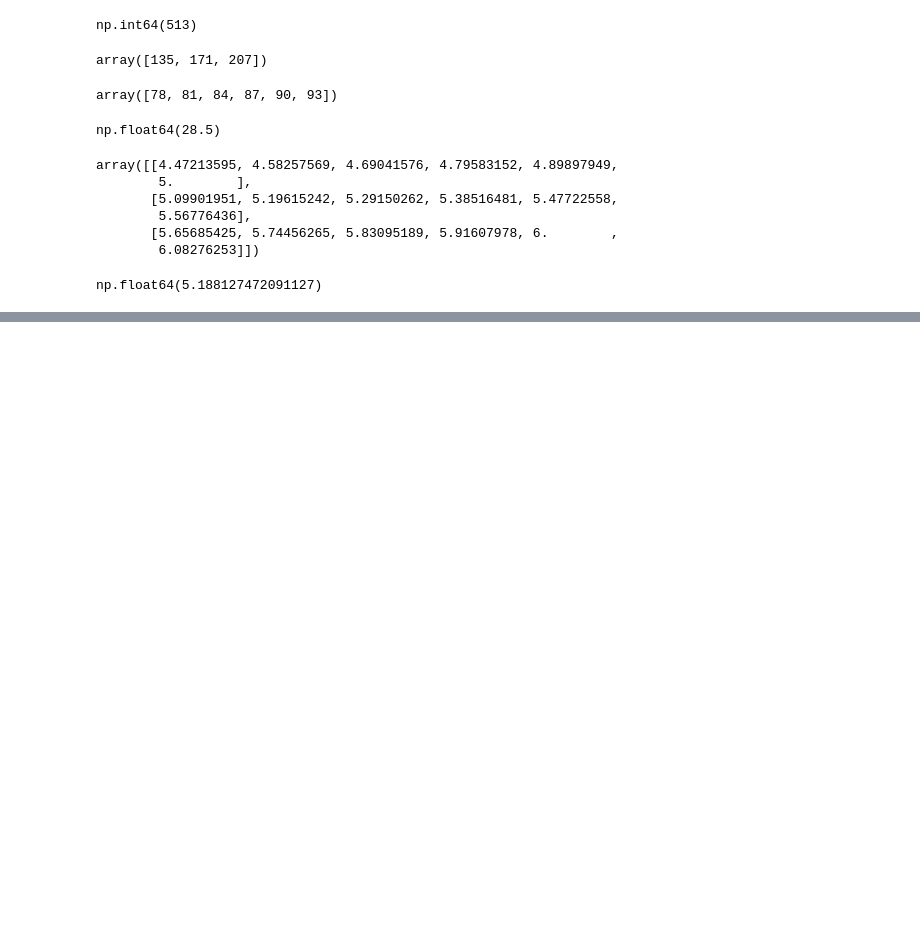
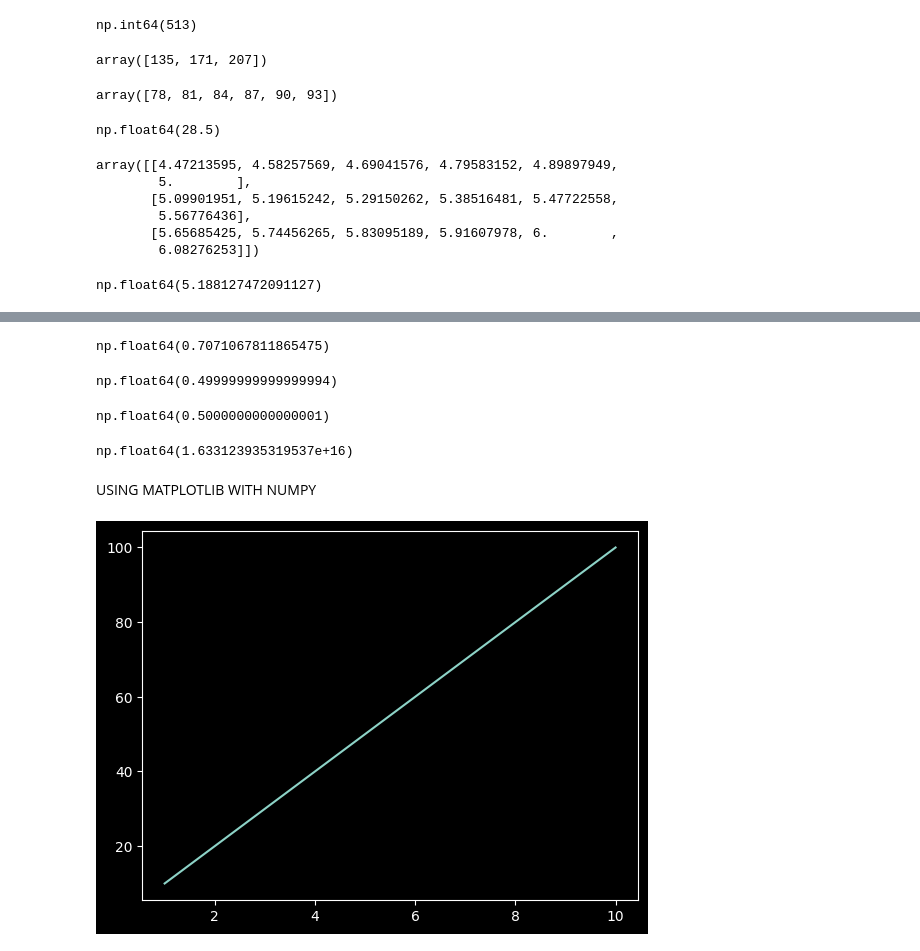
Before and after one commit to krishnaprasadlenka/python-, a Jupyter notebook: numpy_tutorials.ipynb, the cells around one changed output, grey strips where cells are left out. Saved outputs shown, nothing was run; the diff lists cells and outputs as text; code cells hidden in the pictures; blank space fills up the shorter version.

```diff
--- a/numpy_tutorials.ipynb
+++ b/numpy_tutorials.ipynb
@@ -372,0 +388,25 @@ np.float64(5.188127472091127)
+# %%
+np.sin(np.pi/4)#45 degrees
+# %% [output]
+np.float64(0.7071067811865475)
+# %%
+np.sin(np.pi/6)#30 degrees
+# %% [output]
+np.float64(0.49999999999999994)
+# %%
+np.cos(np.pi/3)#60 degrees
+# %% [output]
+np.float64(0.5000000000000001)
+# %%
+np.tan(np.pi/2)#90 degrees
+# %% [output]
+np.float64(1.633123935319537e+16)
+# %% [markdown]
+USING MATPLOTLIB WITH NUMPY
+# %%
+x=np.arange(1,11)
+y=np.arange(10,110,10)
+plt.plot(x,y)
+plt.show()
+# %% [output]
+[figure, added]
```
Also changed, not shown: parts of 27 cells of this notebook.
